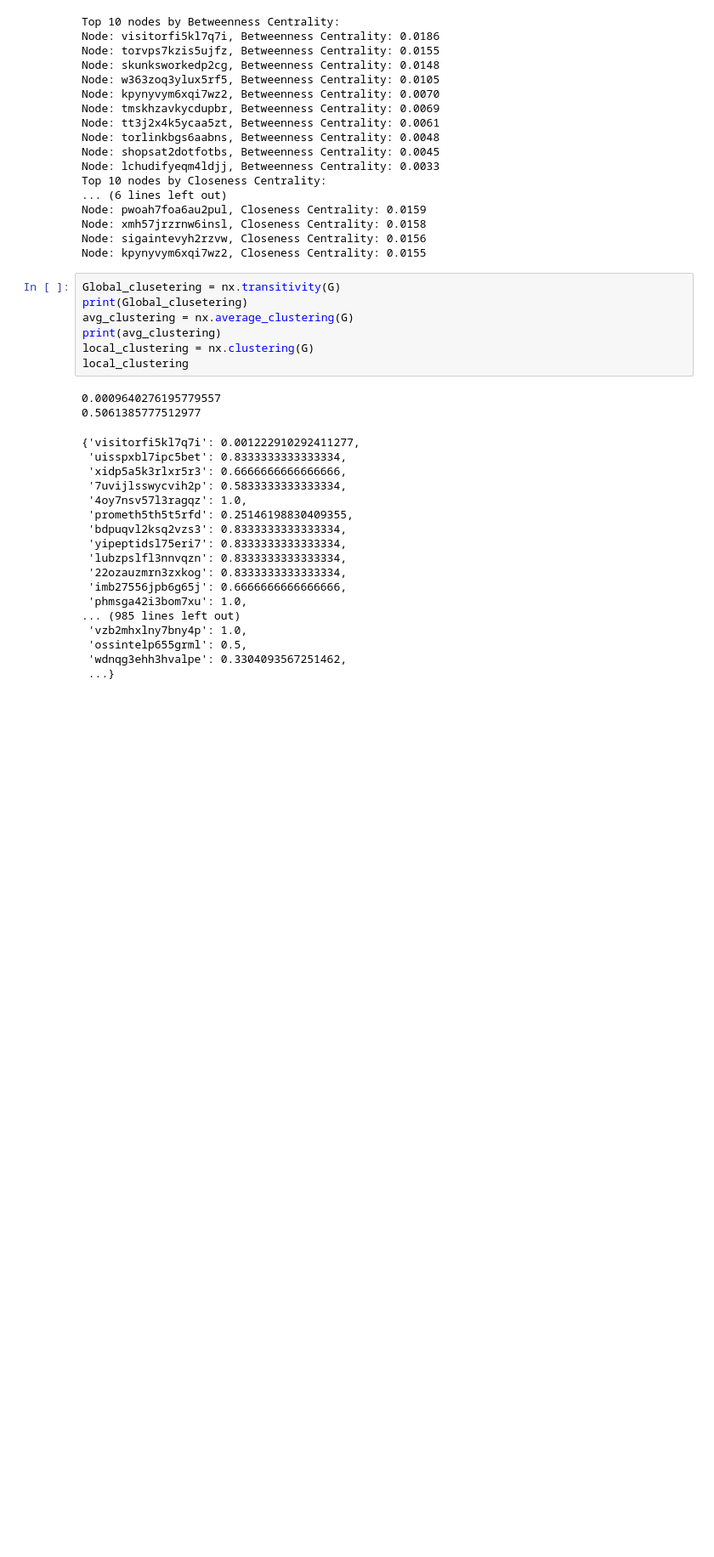
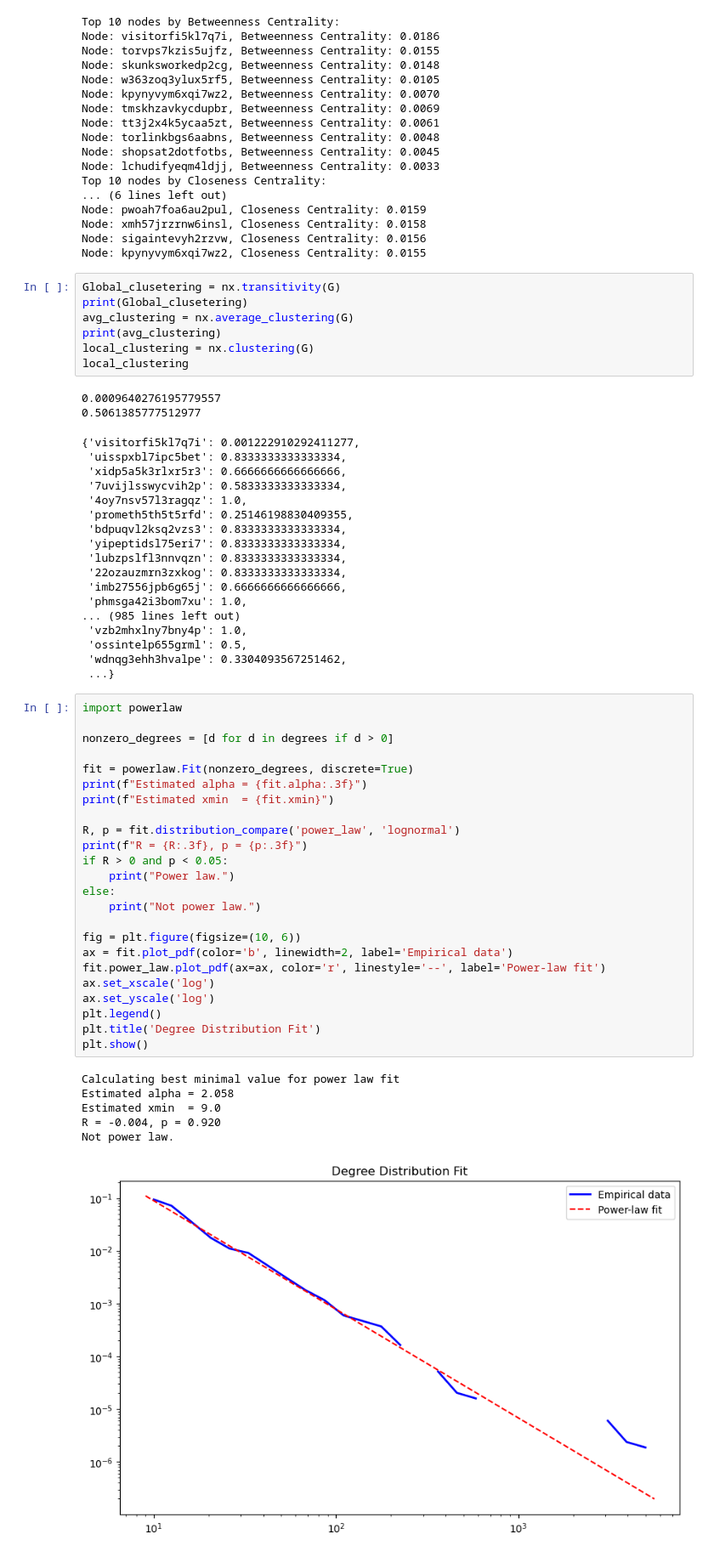
Before and after one commit to mindenki/darkweb-network-analysis, a Jupyter notebook: notebooks/00_data_cleaning_EDA.ipynb, the cells around one changed output. Shown at 85% size. Cells and saved outputs as stored; diff of their text form; blank space fills up the shorter version.

Commit message:
power law snippet

```diff
--- a/notebooks/00_data_cleaning_EDA.ipynb
+++ b/notebooks/00_data_cleaning_EDA.ipynb
@@ -142,3 +142,34 @@ local_clustering
  'ossintelp655grml': 0.5,
  'wdnqg3ehh3hvalpe': 0.3304093567251462,
  ...}
+# %%
+import powerlaw
+
+nonzero_degrees = [d for d in degrees if d > 0]
+
+fit = powerlaw.Fit(nonzero_degrees, discrete=True)
+print(f"Estimated alpha = {fit.alpha:.3f}")
+print(f"Estimated xmin  = {fit.xmin}")
+
+R, p = fit.distribution_compare('power_law', 'lognormal')
+print(f"R = {R:.3f}, p = {p:.3f}")
+if R > 0 and p < 0.05:
+    print("Power law.")
+else:
+    print("Not power law.")
+
+fig = plt.figure(figsize=(10, 6))
+ax = fit.plot_pdf(color='b', linewidth=2, label='Empirical data')
+fit.power_law.plot_pdf(ax=ax, color='r', linestyle='--', label='Power-law fit')
+ax.set_xscale('log')
+ax.set_yscale('log')
+plt.legend()
+plt.title('Degree Distribution Fit')
+plt.show()
+# %% [output]
+Calculating best minimal value for power law fit
+Estimated alpha = 2.058
+Estimated xmin  = 9.0
+R = -0.004, p = 0.920
+Not power law.
+[figure, added]
```
